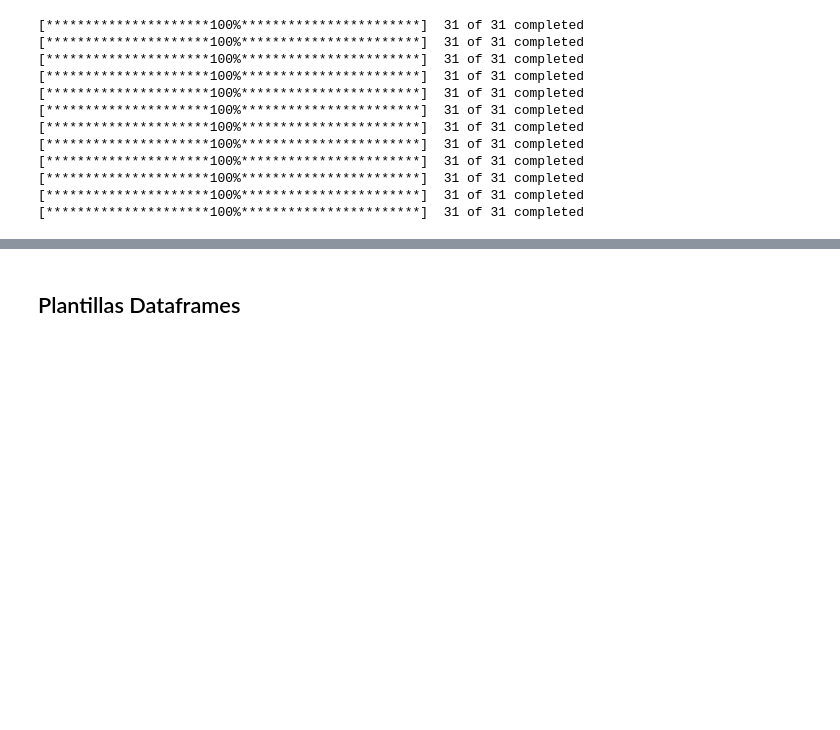
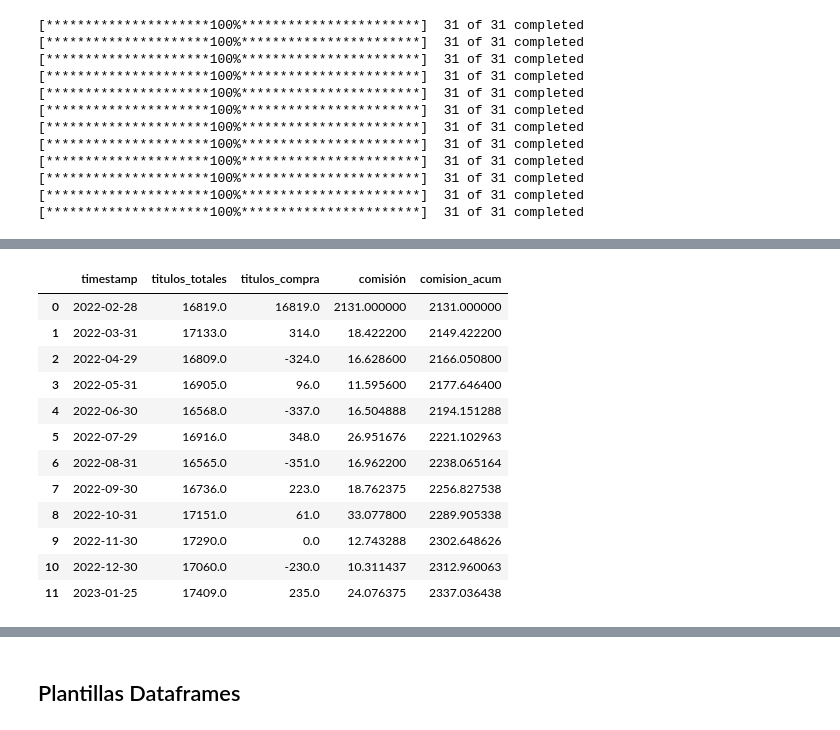
Before and after one commit to pabloriverasnz/Laboratorio_1-Inversion_de_Capital, a Jupyter notebook: notebook.ipynb, the cells around one changed output, grey strips where cells are left out. Saved outputs shown, nothing was run; the diff lists cells and outputs as text; code cells hidden in the pictures; blank space fills up the shorter version.

Commit message:
cambios

```diff
--- a/notebook.ipynb
+++ b/notebook.ipynb
@@ -329,7 +326,7 @@ initial_ap
 def percentage_change(col1,col2):
     return ((col2 - col1) / col1) * 100
 # %%
-def monthly_perf_active(ticks, weights, prices, titulos, date1: str, date2, capital, res_df, comision):
+def monthly_perf_active(ticks, weights, prices, titulos, date1: str, date2, capital, res_df, comision, port_inicial):
 
     # Nuevos precios
     df = pd.DataFrame(data = {'Tickers': ticks[:-1],
@@ -344,13 +341,14 @@ def monthly_perf_active(ticks, weights, prices, titulos, date1: str, date2, capi
 
     price_dif_df = pd.DataFrame(data = {'Ticker': ticks[:-1],
                                        'Diferencia': price_dif}).sort_values(by = 'Diferencia',
-                                                                             ascending=False)
+                                                                             ascending=False, key = abs)
     price_dif_df = price_dif_df[(price_dif_df['Diferencia'] >= 5) | (price_dif_df['Diferencia'] <= -5)]
 
 
     cambio_titulos = df.set_index('Tickers').loc[price_dif_df['Ticker']].reset_index(inplace=False) # En orden
     cambio_titulos['Títulos nuevos'] = 0
 
+    # Aumento o disminución de títulos
     for i in range(len(cambio_titulos)):
         if price_dif_df.iloc[i,1] >= 5:
             cambio_titulos.iloc[i,4] = cambio_titulos.iloc[i,3] * (1 + 0.025)
@@ -374,12 +372,9 @@ def monthly_perf_active(ticks, weights, prices, titulos, date1: str, date2, capi
 
     # Para las ventas
     ing = -cambio_titulos[cambio_titulos['Títulos Dif'] < 0].iloc[:,6] * cambio_titulos[cambio_titulos['Títulos Dif'] < 0].iloc[:,5]
+    ing = ing.sum()
 
-    if len(ing) == 0:
-        ing = 0
-        cap = (capital + ing)
-    else:
-        cap = (capital + ing).values
+    cap = (capital + ing)
     #cap = 12300
 
     # Ajuste de acuerdo al capital
@@ -396,6 +391,7 @@ def monthly_perf_active(ticks, weights, prices, titulos, date1: str, date2, capi
     df.set_index('Tickers', inplace = True)
     tick_change = cambio_titulos['Tickers']
 
+    # Actualizar variable df
     for i in range(len(cambio_titulos)):
         df.loc[tick_change[i]]['Títulos'] = cambio_titulos[cambio_titulos['Tickers'] == tick_change[i]]['Títulos nuevos']
 
@@ -406,9 +402,11 @@ def monthly_perf_active(ticks, weights, prices, titulos, date1: str, date2, capi
     # Ajuste Cash
     res_df.loc[date2] = cap
 
+    port_inicial['Títulos Act'] = df['Títulos']
+
     #capital_f = np.sum(df['Valor posición'])
 
     df = df.append(df.sum(numeric_only=True), ignore_index=True)
 
-    return df
+    return df, cambio_titulos
 # %%
@@ -560,0 +474,27 @@ Index(['AC.MX', 'ALFAA.MX', 'ALSEA.MX', 'AMXL.MX', 'ASURB.MX', 'BBAJIOO.MX',
+# %%
+df2 = pd.DataFrame(columns=['timestamp', 'titulos_totales', 'titulos_compra', 'comisión', 'comision_acum'])
+
+df2['timestamp'] = dates_fd[13:]
+df2['titulos_totales'] = [initial_ap['Títulos'][7]] + [r[i][0]['Títulos'][7] for i in range(len(r))]
+#df2['titulos_totales'][1:] = [(df2['titulos_totales'][i-1] + df2['titulos_compra'][i]) for i in range(1,len(df2))]
+df2['titulos_compra'] = [initial_ap['Títulos'][7]] + [r[i][1]['Títulos Dif'].sum() for i in range(len(r))]
+
+# FALTA COMISIÓN INICIAL
+df2['comisión'] = [2131] + [r[i][1]['T * C'].sum() for i in range(len(r))]
+df2['comision_acum'] = df2['comisión'].cumsum()
+
+df2
+# %% [output]
+|  | timestamp | titulos_totales | titulos_compra | comisión | comision_acum |
+| 0 | 2022-02-28 | 16819.0 | 16819.0 | 2131.000000 | 2131.000000 |
+| 1 | 2022-03-31 | 17133.0 | 314.0 | 18.422200 | 2149.422200 |
+| 2 | 2022-04-29 | 16809.0 | -324.0 | 16.628600 | 2166.050800 |
+| 3 | 2022-05-31 | 16905.0 | 96.0 | 11.595600 | 2177.646400 |
+| 4 | 2022-06-30 | 16568.0 | -337.0 | 16.504888 | 2194.151288 |
+| 5 | 2022-07-29 | 16916.0 | 348.0 | 26.951676 | 2221.102963 |
+| 6 | 2022-08-31 | 16565.0 | -351.0 | 16.962200 | 2238.065164 |
+| 7 | 2022-09-30 | 16736.0 | 223.0 | 18.762375 | 2256.827538 |
+| 8 | 2022-10-31 | 17151.0 | 61.0 | 33.077800 | 2289.905338 |
+| 9 | 2022-11-30 | 17290.0 | 0.0 | 12.743288 | 2302.648626 |
+| 10 | 2022-12-30 | 17060.0 | -230.0 | 10.311437 | 2312.960063 |
+| 11 | 2023-01-25 | 17409.0 | 235.0 | 24.076375 | 2337.036438 |
```
Also changed, not shown: parts of 36 cells of this notebook, 1 other file.
